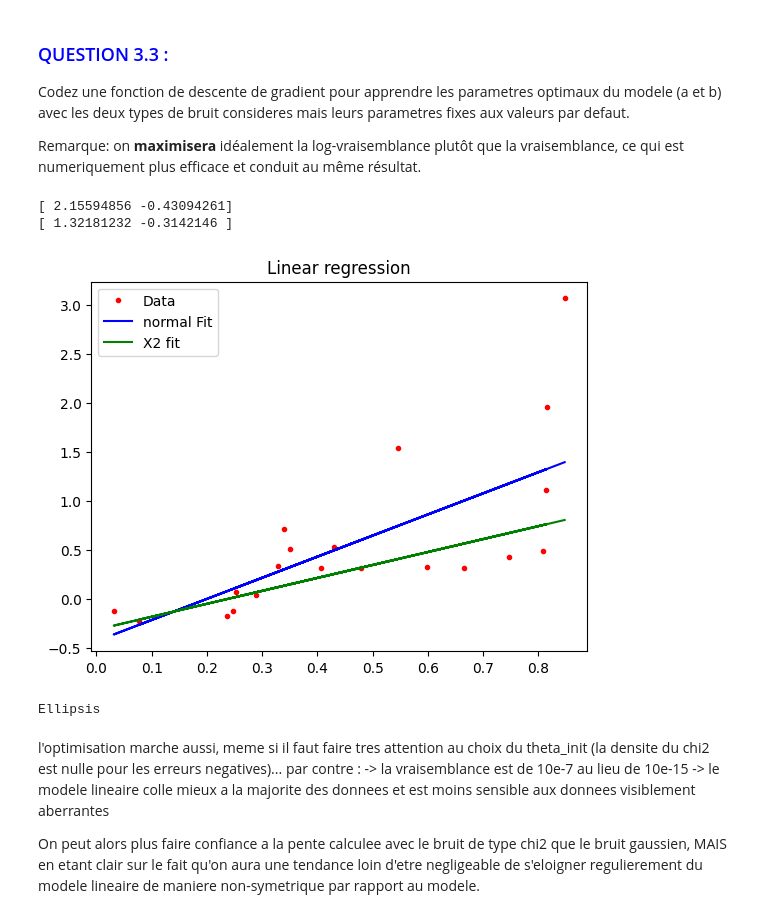
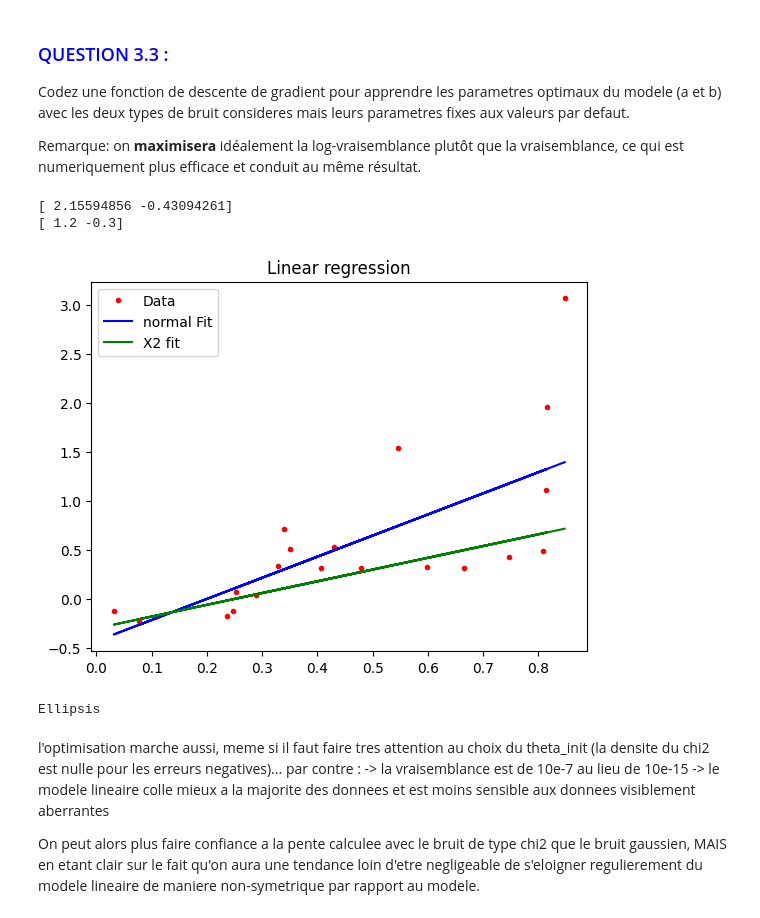
Before and after one commit to mohamed26-cyber/stat-ml, a Jupyter notebook: TPs/Exo3_MaxLikelihood2.ipynb, the cells around one changed output. Drawn from its saved outputs; the diff is of its cells as text; code cells hidden in the pictures.

```diff
--- a/TPs/Exo3_MaxLikelihood2.ipynb
+++ b/TPs/Exo3_MaxLikelihood2.ipynb
@@ -161,36 +161,36 @@ def Grad_function(f, X, Y, theta, epsilon=1e-5):
 
 
 
 def grad_descent(funct, X, Y, theta_init, convspeedfactor=0.1, nbIterations=100, epsilon=1e-5):
     """
     Descente de gradient à pas constant sur la fonction funct(X,Y,theta).
     """
     theta = np.asarray(theta_init, dtype=float).copy()
     for _ in range(nbIterations):
         grad = Grad_function(funct, X, Y, theta, epsilon=epsilon)
         theta = theta - convspeedfactor * grad
     return theta
 
 
 # ---- Exemple d'appel (les wrappers fixent déjà sigma/dof/sc par défaut) ----
 theta_normal = grad_descent(MinusLikelihood_normal, X, Y, theta_init=[1.2,-0.3], convspeedfactor=0.1, nbIterations=100)
 print(theta_normal)
 
-theta_X2 = grad_descent(MinusLikelihood_chi2, X, Y, theta_init=[1.2,-0.6], convspeedfactor=0.1, nbIterations=100)
+theta_X2 = grad_descent(MinusLikelihood_chi2, X, Y, theta_init=[1.2,-0.3], convspeedfactor=0.1, nbIterations=100)
 print(theta_X2)
 fig = plt.figure()
 plt.plot(X, Y, 'r.')
 plt.plot(X, theta_normal[0]*X+theta_normal[1], 'b-')
 plt.plot(X, theta_X2[0]*X+theta_X2[1], 'g-')
 plt.legend(('Data', 'normal Fit','X2 fit'), loc='upper left')
 plt.title('Linear regression')
 plt.show()
 
 ...
 # %% [output]
 [ 2.15594856 -0.43094261]
-[ 1.32181232 -0.3142146 ]
+[ 1.2 -0.3]
-[figure, old version]
+[figure, new version]
 Ellipsis
 # %% [markdown]
 
```
